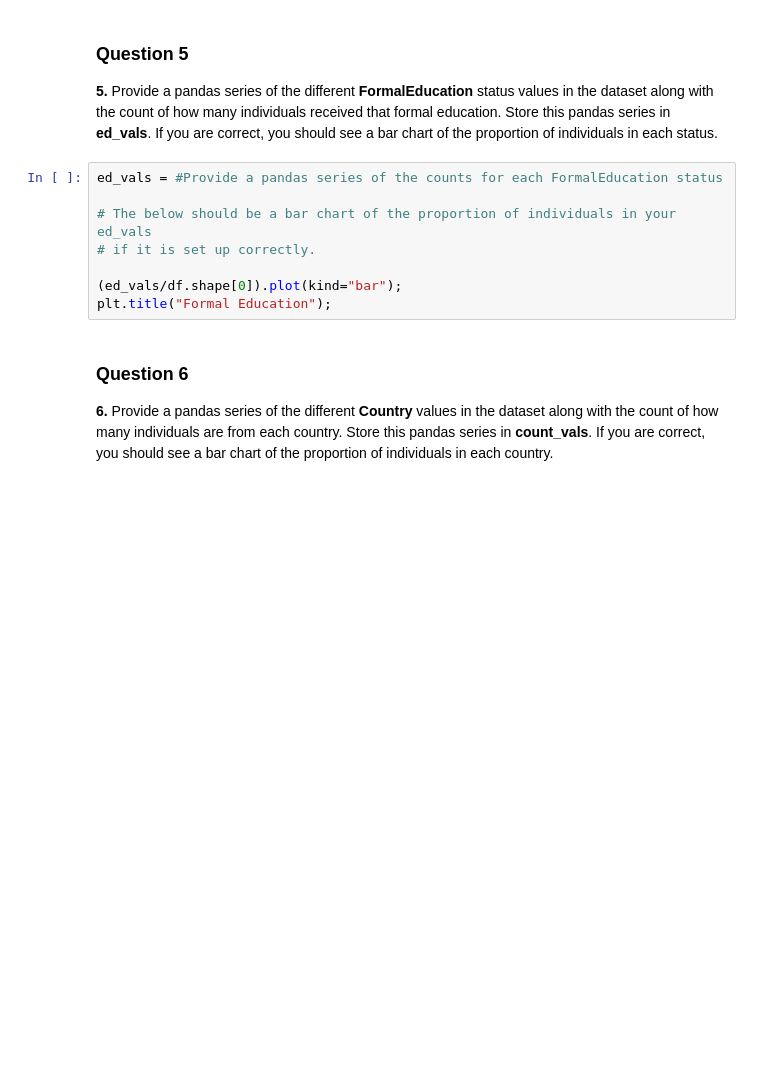
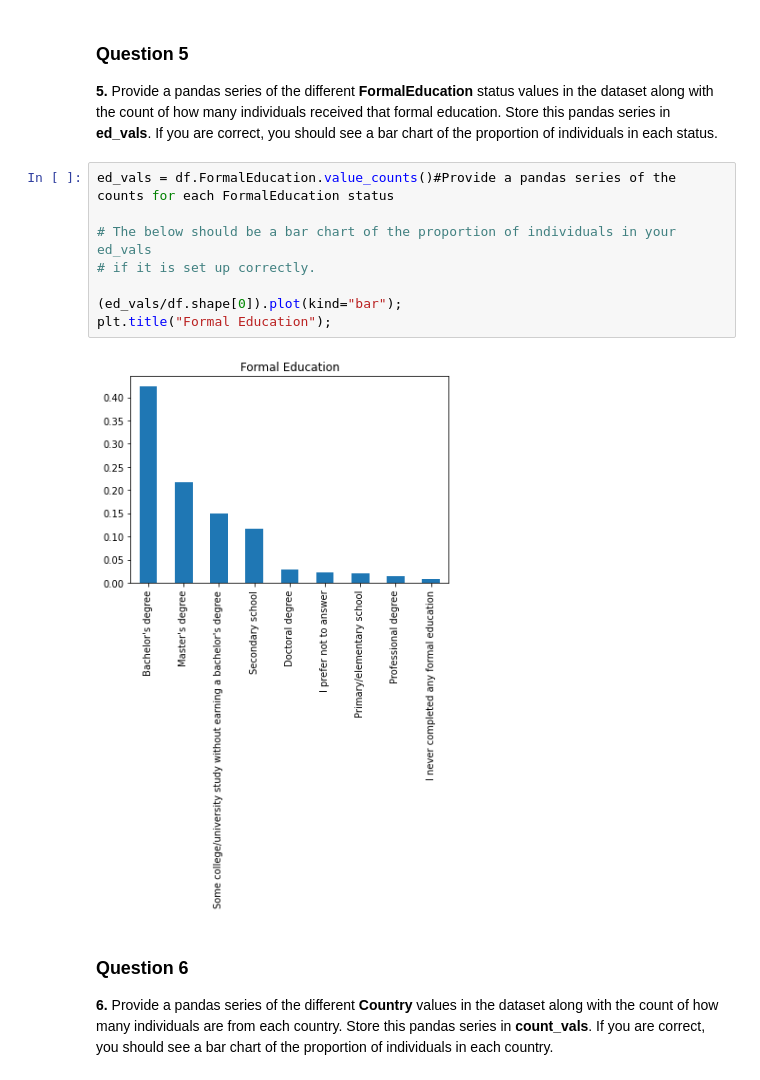
Before and after one commit to Akhil-Theerthala/Data-Science-Nanodegree, a Jupyter notebook: Course files/1. CRISP_DM/A Look at the Data.ipynb, the cells around one changed output. Drawn from its saved outputs; the diff is of its cells as text; blank space fills up the shorter version.

```diff
--- a/Course files/1. CRISP_DM/A Look at the Data.ipynb
+++ b/Course files/1. CRISP_DM/A Look at the Data.ipynb
@@ -77,13 +118,15 @@ plt.title("What kind of developer are you?");
 
 **5.** Provide a pandas series of the different **FormalEducation** status values in the dataset along with the count of how many individuals received that formal education.  Store this pandas series in **ed_vals**.  If you are correct, you should see a bar chart of the proportion of individuals in each status.
 # %%
-ed_vals = #Provide a pandas series of the counts for each FormalEducation status
+ed_vals = df.FormalEducation.value_counts()#Provide a pandas series of the counts for each FormalEducation status
 
 # The below should be a bar chart of the proportion of individuals in your ed_vals
 # if it is set up correctly.
 
 (ed_vals/df.shape[0]).plot(kind="bar");
 plt.title("Formal Education");
+# %% [output]
+[figure, added]
 # %% [markdown]
 ### Question 6
 
```
Also changed, not shown: parts of 10 cells of this notebook, 5 other files.
